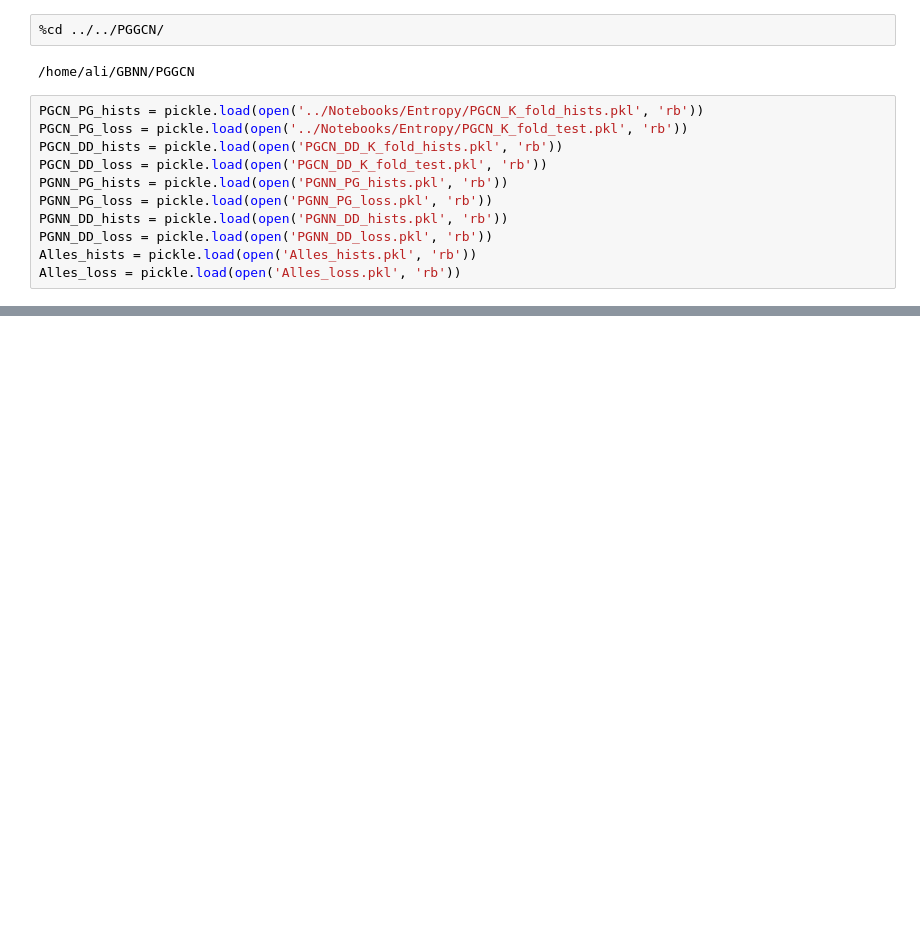
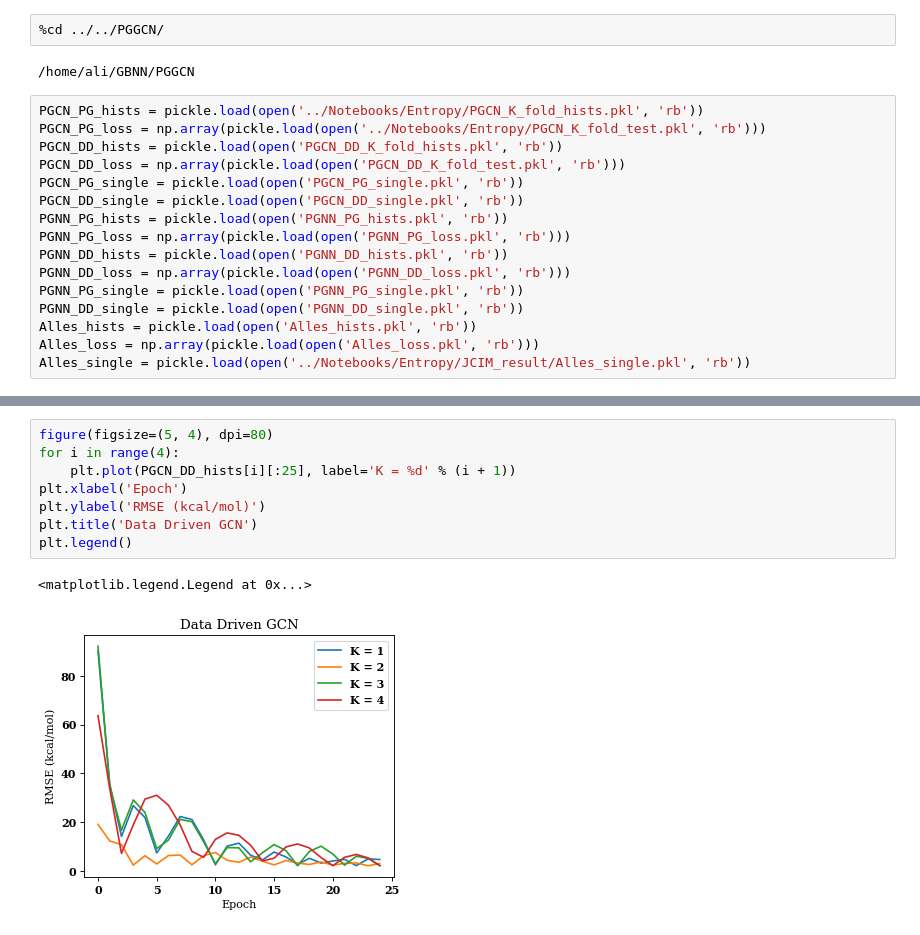
Before and after one commit to aicam/GBNN, a Jupyter notebook: Notebooks/Entropy/JCIM_result_eval.ipynb, the cells around one changed output, grey strips where cells are left out. Cells and saved outputs as stored; diff of their text form; blank space fills up the shorter version.

Commit message:
feat: result for JCIM

```diff
--- a/Notebooks/Entropy/JCIM_result_eval.ipynb
+++ b/Notebooks/Entropy/JCIM_result_eval.ipynb
@@ -15,14 +16,19 @@ matplotlib.rc('font', **font)
 /home/ali/GBNN/PGGCN
 # %%
 PGCN_PG_hists = pickle.load(open('../Notebooks/Entropy/PGCN_K_fold_hists.pkl', 'rb'))
-PGCN_PG_loss = pickle.load(open('../Notebooks/Entropy/PGCN_K_fold_test.pkl', 'rb'))
+PGCN_PG_loss = np.array(pickle.load(open('../Notebooks/Entropy/PGCN_K_fold_test.pkl', 'rb')))
 PGCN_DD_hists = pickle.load(open('PGCN_DD_K_fold_hists.pkl', 'rb'))
-PGCN_DD_loss = pickle.load(open('PGCN_DD_K_fold_test.pkl', 'rb'))
+PGCN_DD_loss = np.array(pickle.load(open('PGCN_DD_K_fold_test.pkl', 'rb')))
+PGCN_PG_single = pickle.load(open('PGCN_PG_single.pkl', 'rb'))
+PGCN_DD_single = pickle.load(open('PGCN_DD_single.pkl', 'rb'))
 PGNN_PG_hists = pickle.load(open('PGNN_PG_hists.pkl', 'rb'))
-PGNN_PG_loss = pickle.load(open('PGNN_PG_loss.pkl', 'rb'))
+PGNN_PG_loss = np.array(pickle.load(open('PGNN_PG_loss.pkl', 'rb')))
 PGNN_DD_hists = pickle.load(open('PGNN_DD_hists.pkl', 'rb'))
-PGNN_DD_loss = pickle.load(open('PGNN_DD_loss.pkl', 'rb'))
+PGNN_DD_loss = np.array(pickle.load(open('PGNN_DD_loss.pkl', 'rb')))
+PGNN_PG_single = pickle.load(open('PGNN_PG_single.pkl', 'rb'))
+PGNN_DD_single = pickle.load(open('PGNN_DD_single.pkl', 'rb'))
 Alles_hists = pickle.load(open('Alles_hists.pkl', 'rb'))
-Alles_loss = pickle.load(open('Alles_loss.pkl', 'rb'))
+Alles_loss = np.array(pickle.load(open('Alles_loss.pkl', 'rb')))
+Alles_single = pickle.load(open('../Notebooks/Entropy/JCIM_result/Alles_single.pkl', 'rb'))
 # %%
 figure(figsize=(5, 4), dpi=80)
@@ -37,0 +44,11 @@ plt.legend()
+# %%
+figure(figsize=(5, 4), dpi=80)
+for i in range(4):
+    plt.plot(PGCN_DD_hists[i][:25], label='K = %d' % (i + 1))
+plt.xlabel('Epoch')
+plt.ylabel('RMSE (kcal/mol)')
+plt.title('Data Driven GCN')
+plt.legend()
+# %% [output]
+<matplotlib.legend.Legend at 0x...>
+[figure, added]
```
Also changed, not shown: parts of 15 cells of this notebook, 6 other files.
